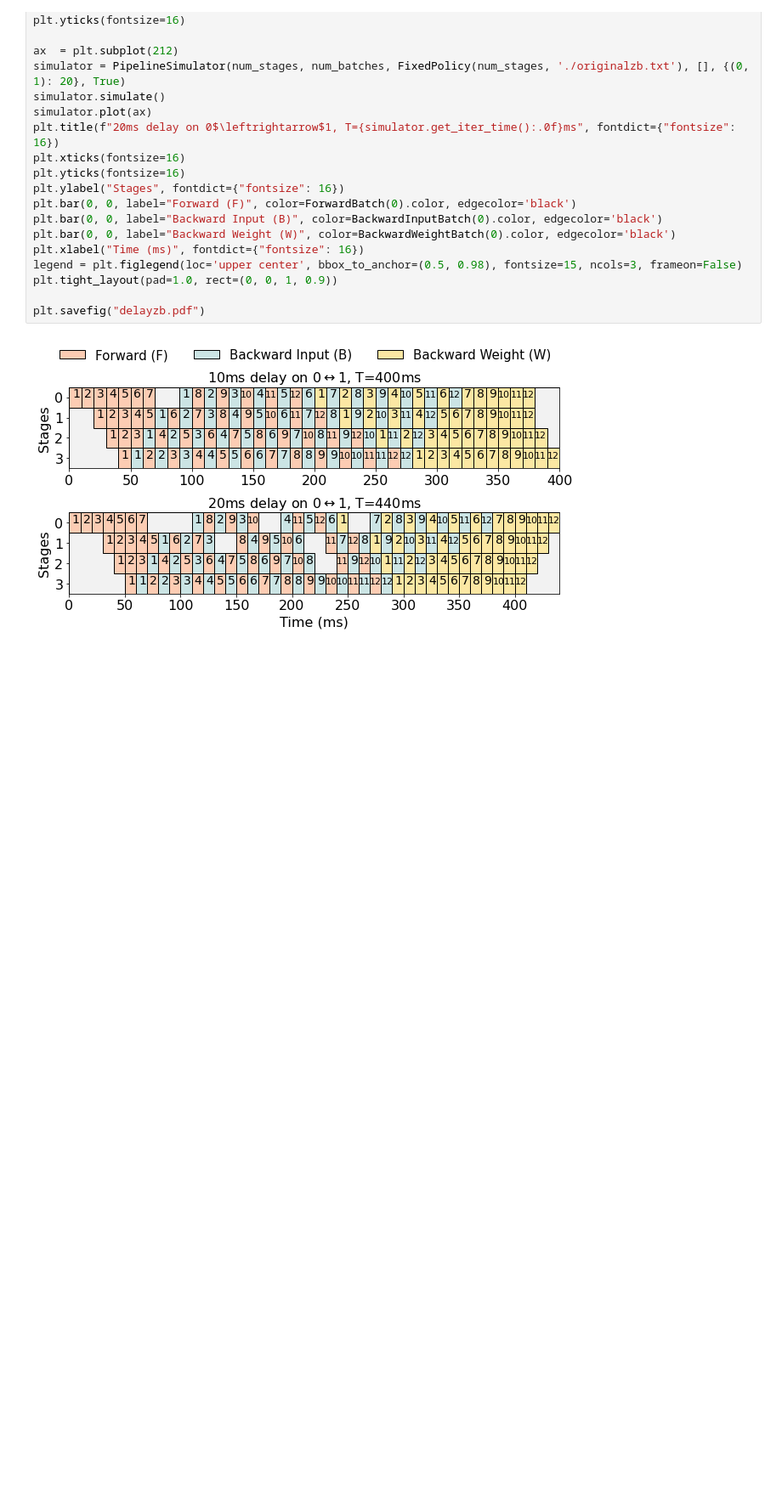
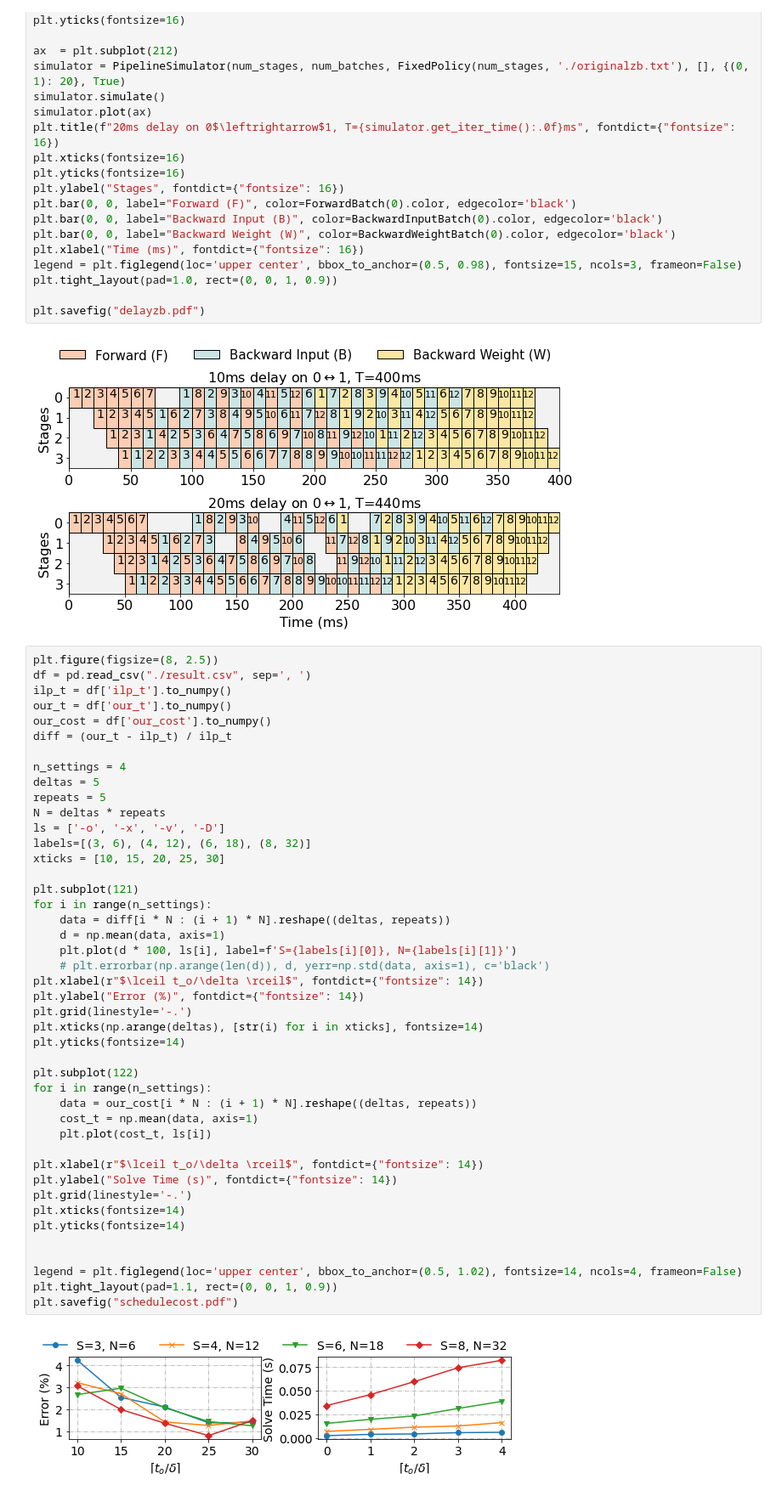
Before and after one commit to wutianyuan1/PipeMorph, a Jupyter notebook: zerobubble/pipeline_simulator/figures.ipynb, the cells around one changed output. Shown: that part at 85% size. Drawn from its saved outputs; the diff is of its cells as text; blank space fills up the shorter version.

Commit message:
add simulator test results

```diff
--- a/zerobubble/pipeline_simulator/figures.ipynb
+++ b/zerobubble/pipeline_simulator/figures.ipynb
@@ -141,3 +142,49 @@ plt.tight_layout(pad=1.0, rect=(0, 0, 1, 0.9))
 plt.savefig("delayzb.pdf")
 # %% [output]
 [figure]
+# %%
+plt.figure(figsize=(8, 2.5))
+df = pd.read_csv("./result.csv", sep=', ')
+ilp_t = df['ilp_t'].to_numpy()
+our_t = df['our_t'].to_numpy()
+our_cost = df['our_cost'].to_numpy()
+diff = (our_t - ilp_t) / ilp_t
+
+n_settings = 4
+deltas = 5
+repeats = 5
+N = deltas * repeats
+ls = ['-o', '-x', '-v', '-D']
+labels=[(3, 6), (4, 12), (6, 18), (8, 32)]
+xticks = [10, 15, 20, 25, 30]
+
+plt.subplot(121)
+for i in range(n_settings):
+    data = diff[i * N : (i + 1) * N].reshape((deltas, repeats))
+    d = np.mean(data, axis=1)
+    plt.plot(d * 100, ls[i], label=f'S={labels[i][0]}, N={labels[i][1]}')
+    # plt.errorbar(np.arange(len(d)), d, yerr=np.std(data, axis=1), c='black')
+plt.xlabel(r"$\lceil t_o/\delta \rceil$", fontdict={"fontsize": 14})
+plt.ylabel("Error (%)", fontdict={"fontsize": 14})
+plt.grid(linestyle='-.')
+plt.xticks(np.arange(deltas), [str(i) for i in xticks], fontsize=14)
+plt.yticks(fontsize=14)
+
+plt.subplot(122)
+for i in range(n_settings):
+    data = our_cost[i * N : (i + 1) * N].reshape((deltas, repeats))
+    cost_t = np.mean(data, axis=1)
+    plt.plot(cost_t, ls[i])
+
+plt.xlabel(r"$\lceil t_o/\delta \rceil$", fontdict={"fontsize": 14})
+plt.ylabel("Solve Time (s)", fontdict={"fontsize": 14})
+plt.grid(linestyle='-.')
+plt.xticks(fontsize=14)
+plt.yticks(fontsize=14)
+
+
+legend = plt.figlegend(loc='upper center', bbox_to_anchor=(0.5, 1.02), fontsize=14, ncols=4, frameon=False)
+plt.tight_layout(pad=1.1, rect=(0, 0, 1, 0.9))
+plt.savefig("schedulecost.pdf")
+# %% [output]
+[figure, added]
```
Also changed, not shown: parts of 1 cell of this notebook, 4 other files.
